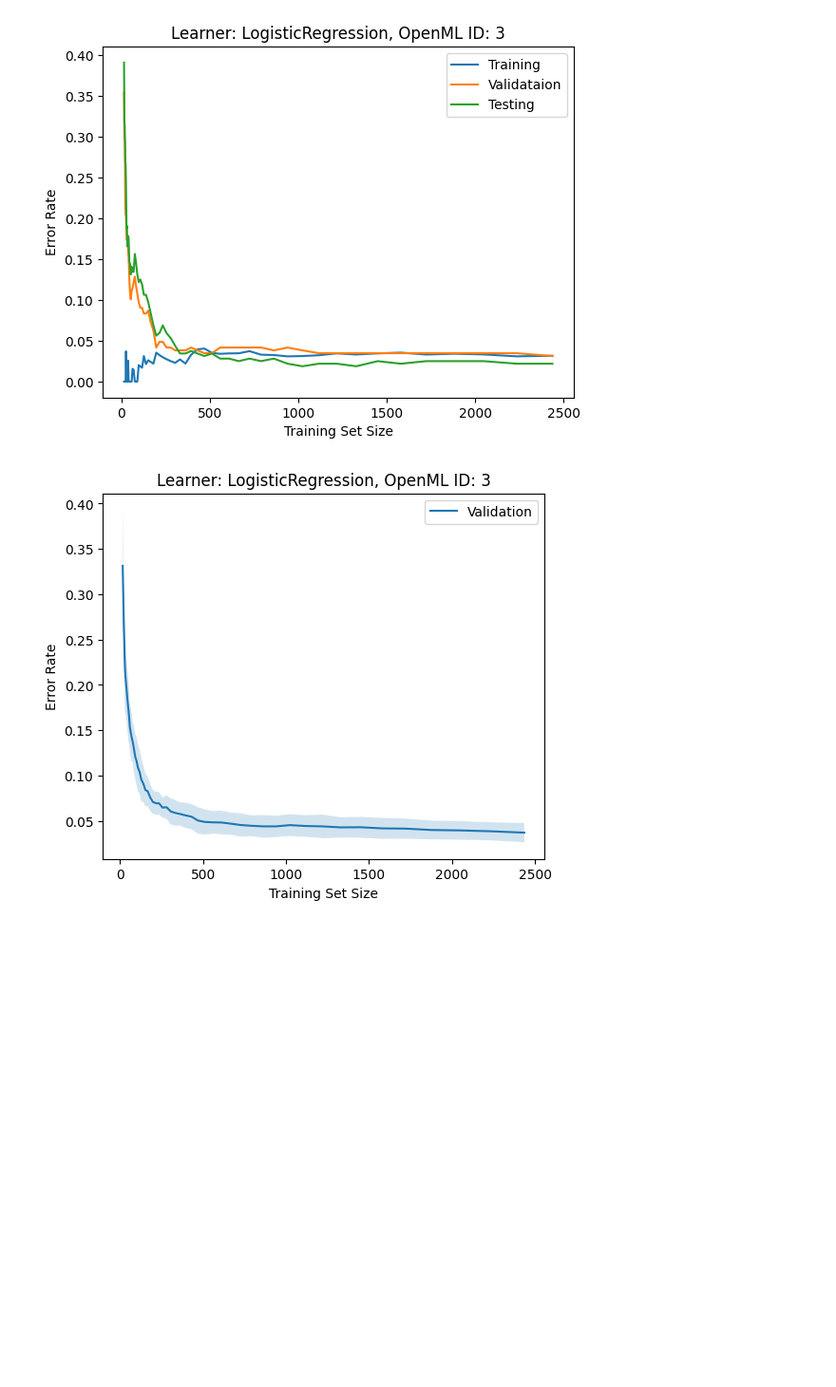
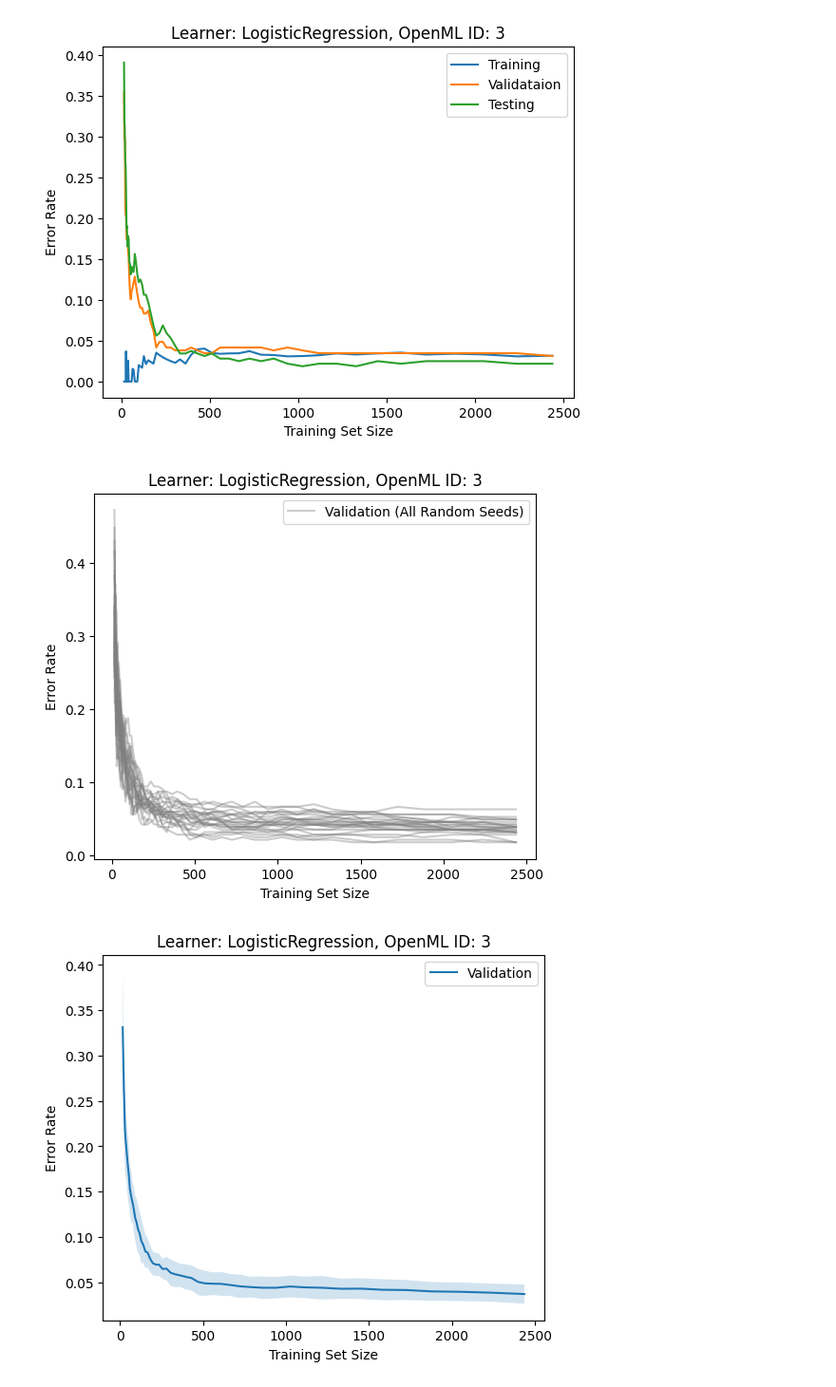
Before and after one commit to learning-curve-research/LCDB-1.1, a Jupyter notebook: LCDB11_demo.ipynb, the cells around one changed output. Shown at 95% size. Drawn from its saved outputs; the diff is of its cells as text; code cells hidden in the pictures; blank space fills up the shorter version.

```diff
--- a/LCDB11_demo.ipynb
+++ b/LCDB11_demo.ipynb
@@ -78,6 +78,25 @@ plt.legend()
 plt.show()
 # %% [output]
 [figure]
+# %%
+dataset_index, learner_index, train_val_test, feature_scaling, data_acquisition = 0, 6, 1, 0, 0
+plt.figure(figsize=(6, 5))
+first = True
+for outer_split in range(dataset.shape[2]):
+    for inner_split in range(dataset.shape[3]):
+        val_curve = dataset[dataset_index, learner_index, outer_split, inner_split, :, train_val_test, feature_scaling, data_acquisition]
+        if first:
+            plt.plot(anchor_list_denser, val_curve, color='gray', alpha=0.4, label='Validation (All Random Seeds)')
+            first = False
+        else:
+            plt.plot(anchor_list_denser, val_curve, color='gray', alpha=0.4)
+plt.title(f'Learner: {learner_zoo[learner_index]}, OpenML ID: {dataset_ids[dataset_index]}')
+plt.xlabel('Training Set Size')
+plt.ylabel('Error Rate')
+plt.legend()
+plt.show()
+# %% [output]
+[figure, added]
 # %%
 dataset_index, learner_index, train_val_test, feature_scaling, data_acquisition = 0, 6, 1, 0, 0
 
```
